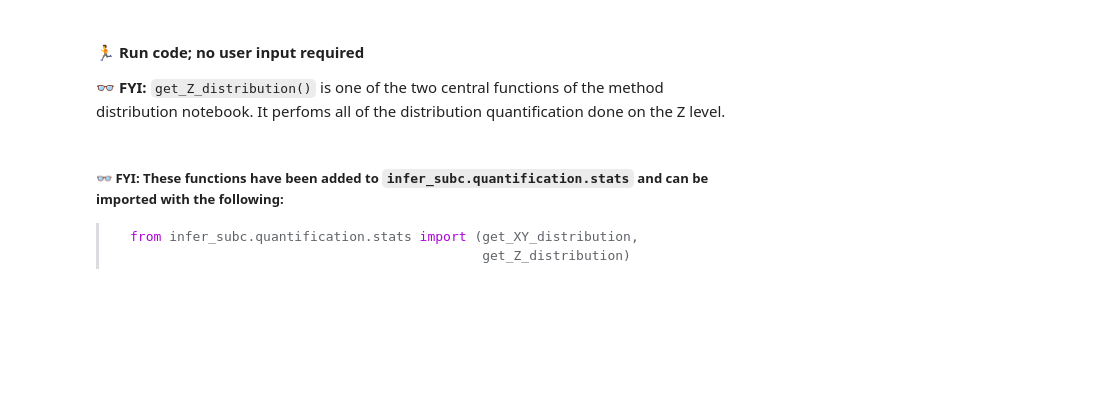
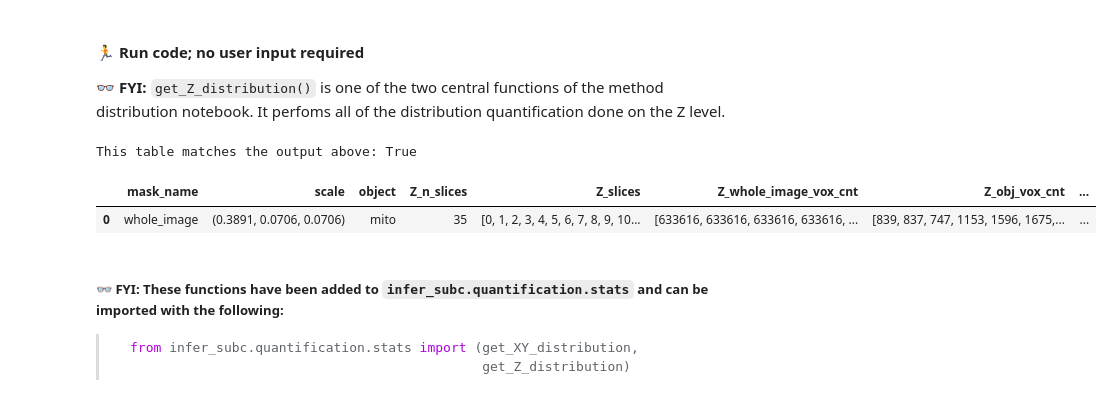
Before and after one commit to SCohenLab/infer-subc, a Jupyter notebook: notebooks/part_2_quantification/method_distribution.ipynb, the cells around one changed output. Drawn from its saved outputs; the diff is of its cells as text; code cells hidden in the pictures; blank space fills up the shorter version.

````diff
--- a/notebooks/part_2_quantification/method_distribution.ipynb
+++ b/notebooks/part_2_quantification/method_distribution.ipynb
@@ -1338,29 +1414,27 @@ zdist_stats_tab
 
 &#x1F453; **FYI:**  `get_Z_distribution()` is one of the two central functions of the method distribution notebook. It perfoms all of the distribution quantification done on the Z level.
 # %%
-def _get_Z_distribution(
-        mask: Union[np.ndarray,None],
-        mask_name: str,
-        obj:np.ndarray,
-        obj_name: str,
-        center_obj: Union[np.ndarray, None],
-        scale: Union[tuple, None] = None
-        ):
+def _get_Z_distribution(obj:np.ndarray,
+                        obj_name: str,
+                        center_obj: Union[np.ndarray, None]=None,
+                        mask: Union[np.ndarray,None]=None,
+                        mask_name: Union[str, None]=None,
+                        scale: Union[tuple, None] = None) -> pd.DataFrame:
     """
     quantification of distribution along the Z axis; all XY pixels are summed together per Z slice and then quantified
 
     Parameters
     ------------
-    mask_obj: np.ndarray,
-        a binary 3D (ZYX) np.ndarray of the area that will be measured from
-    mask_name: str
-        the name or nickname for the mask object; this name will appear in the metrics output
     obj: np.ndarray
         a 3D (ZYX) np.ndarray image of what will be measured within the masked area
     obj_name: str
         the name or nickname for the obj being measured; this will appear as a column in the output datasheet
     centering_obj: np.ndarray
         optional - a binary 3D (ZYX) np.ndarray utilized as the center/reference point of the area; for cells, this is usually the nucleus
+    mask_obj: np.ndarray,
+        a binary 3D (ZYX) np.ndarray of the area that will be measured from
+    mask_name: str
+        the name or nickname for the mask object; this name will appear in the metrics output
     scale: Union[tuple, None]=None
         a tuple that contains the real world dimensions for each dimension in the image (Z, Y, X)
 
@@ -1371,7 +1445,14 @@ def _get_Z_distribution(
 
     """
     # the mask that will be applied to the centering and organelle object
-    m = mask.astype(bool) if mask is not None else None
+    # redefine mask_name if None
+    if mask_name is None and mask is not None:
+        raise ValueError("The mask_name parameter must be provided if mask is not None")
+    elif (mask is None and mask_name is None) or (mask is None and mask_name is not None):
+        mask_name = "whole_image"
+        m = None
+    else:
+        m = mask.astype(bool)
 
     # flattened
     obj_proj = _create_masked_depth_projection(obj, m)
@@ -1386,33 +1467,37 @@ def _get_Z_distribution(
                             'Z_obj_vox_cnt':[obj_proj.tolist()],
                             **({'Z_center_vox_cnt': [center_proj.tolist()]} if center_proj is not None else {})
                         })
 
     # scaled measurements added if applicable
     if scale is not None:
         round_scale = (round(scale[0], 4), round(scale[1], 4), round(scale[2], 4))
         Zdist_tab.insert(loc=0, column="scale", value=f"{round_scale}")
 
         Zdist_tab['Z_height'] = obj.shape[0] * scale[0]
         Zdist_tab[f'Z_{mask_name}_volume'] = [(mask_proj * np.prod(scale)).tolist()]
         Zdist_tab['Z_obj_volume'] = [(obj_proj * np.prod(scale)).tolist()]
         if center_proj is not None:
             Zdist_tab['Z_center_volume'] = [(center_proj * np.prod(scale)).tolist()]
     else:
         Zdist_tab.insert(loc=0, column="scale", value=f"{tuple(np.ones(3))}")
     Zdist_tab.insert(loc=0, column = "mask_name", value = mask_name)
     return Zdist_tab
 
 # return final table
 zdist_stats_tab_final = _get_Z_distribution(mask = mask_seg,
                                             mask_name = mask_name,
                                             obj = org_seg,
                                             obj_name = obj_seg_name,
                                             center_obj = center_obj_seg,
                                             scale = scale)
 
 #check that this table matches the above
 print(f"This table matches the output above: {zdist_stats_tab.equals(zdist_stats_tab_final)}")
 zdist_stats_tab_final
+# %% [output]
+This table matches the output above: True
+|  | mask_name | scale | object | Z_n_slices | Z_slices | Z_whole_image_vox_cnt | Z_obj_vox_cnt | ... |
+| 0 | whole_image | (0.3891, 0.0706, 0.0706) | mito | 35 | [0, 1, 2, 3, 4, 5, 6, 7, 8, 9, 10... | [633616, 633616, 633616, 633616, ... | [839, 837, 747, 1153, 1596, 1675,... | ... |
 # %% [markdown]
 ##### &#x1F453; **FYI:** These functions have been added to `infer_subc.quantification.stats` and can be imported with the following:
 > ```python
````
Also changed, not shown: parts of 18 cells of this notebook, 5 other files.
